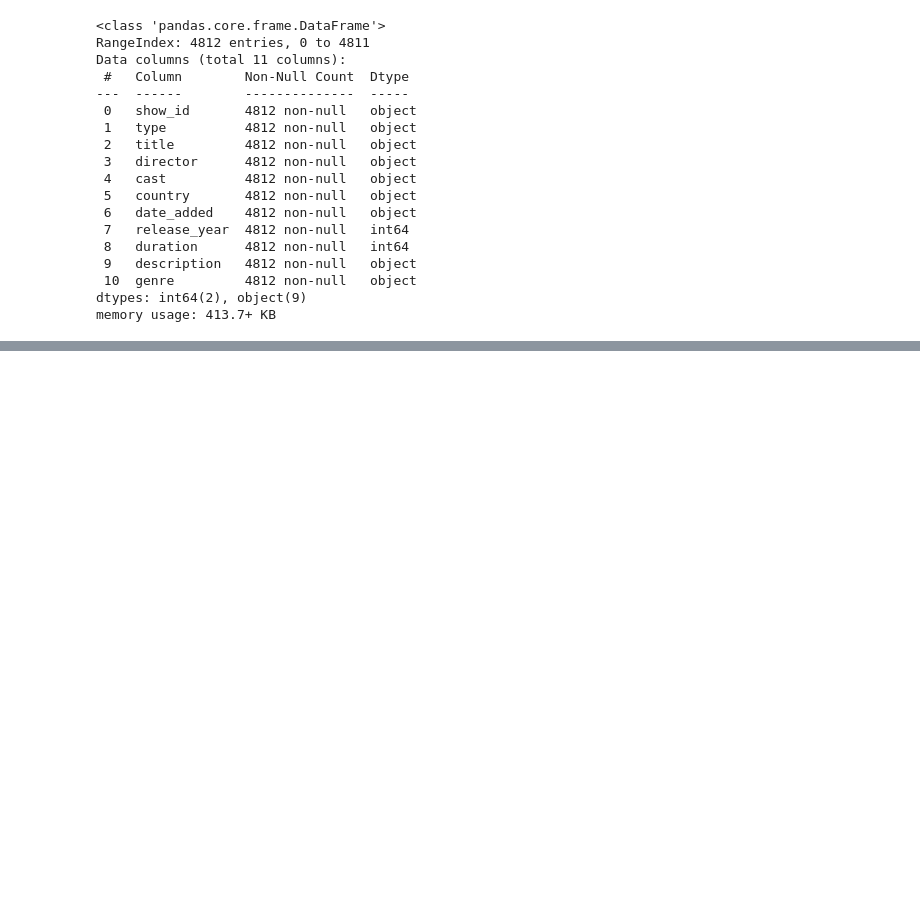
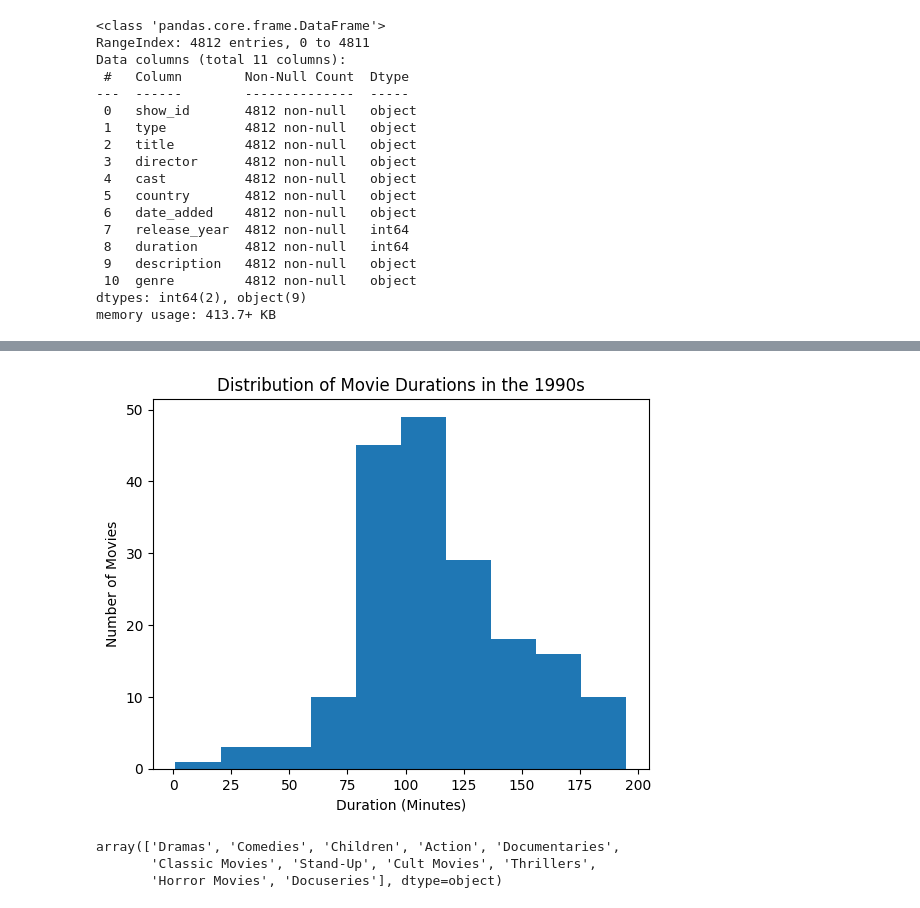
Before and after one commit to Alfred-cyber/DataSchool, a Jupyter notebook: notebooks/01_intro.ipynb, the cells around one changed output, grey strips where cells are left out. Drawn from its saved outputs; the diff is of its cells as text; code cells hidden in the pictures; blank space fills up the shorter version.

```diff
--- a/notebooks/01_intro.ipynb
+++ b/notebooks/01_intro.ipynb
@@ -5,8 +5,10 @@ import numpy as np
 import matplotlib.pyplot as plt
 import seaborn as sns
 # %%
-df = pd.read_csv(r"C:\Users\LENOVO\desktop\DataSchool\data\netflix_data.csv")
+path = "C:/Users/LENOVO/desktop/DataSchool/data/netflix_data.csv"
+df = pd.read_csv(path)
 #df.head()
+#df.tail()
 df.info()
 # %% [output]
 <class 'pandas.core.frame.DataFrame'>
@@ -29,0 +94,4 @@ memory usage: 413.7+ KB
+# %%
+#Filter to keep only movies in the 90s
+df_90s = df[(df['release_year'] >= 1990) & (df['release_year'] < 2000)]
+df_90s.head()
@@ -29,0 +105,20 @@ memory usage: 413.7+ KB
+# %%
+# Visualize the duration column based on df_90s
+
+plt.hist(df_90s['duration'])
+#Label
+plt.title('Distribution of Movie Durations in the 1990s')
+plt.xlabel('Duration (Minutes)')
+plt.ylabel('Number of Movies')
+
+plt.show()
+# %% [output]
+[figure, added]
+# %%
+#Filter the data again to keep only the action movies
+
+df_90s['genre'].unique()
+# %% [output]
+array(['Dramas', 'Comedies', 'Children', 'Action', 'Documentaries',
+       'Classic Movies', 'Stand-Up', 'Cult Movies', 'Thrillers',
+       'Horror Movies', 'Docuseries'], dtype=object)
```
Also changed, not shown: parts of 9 cells of this notebook.
